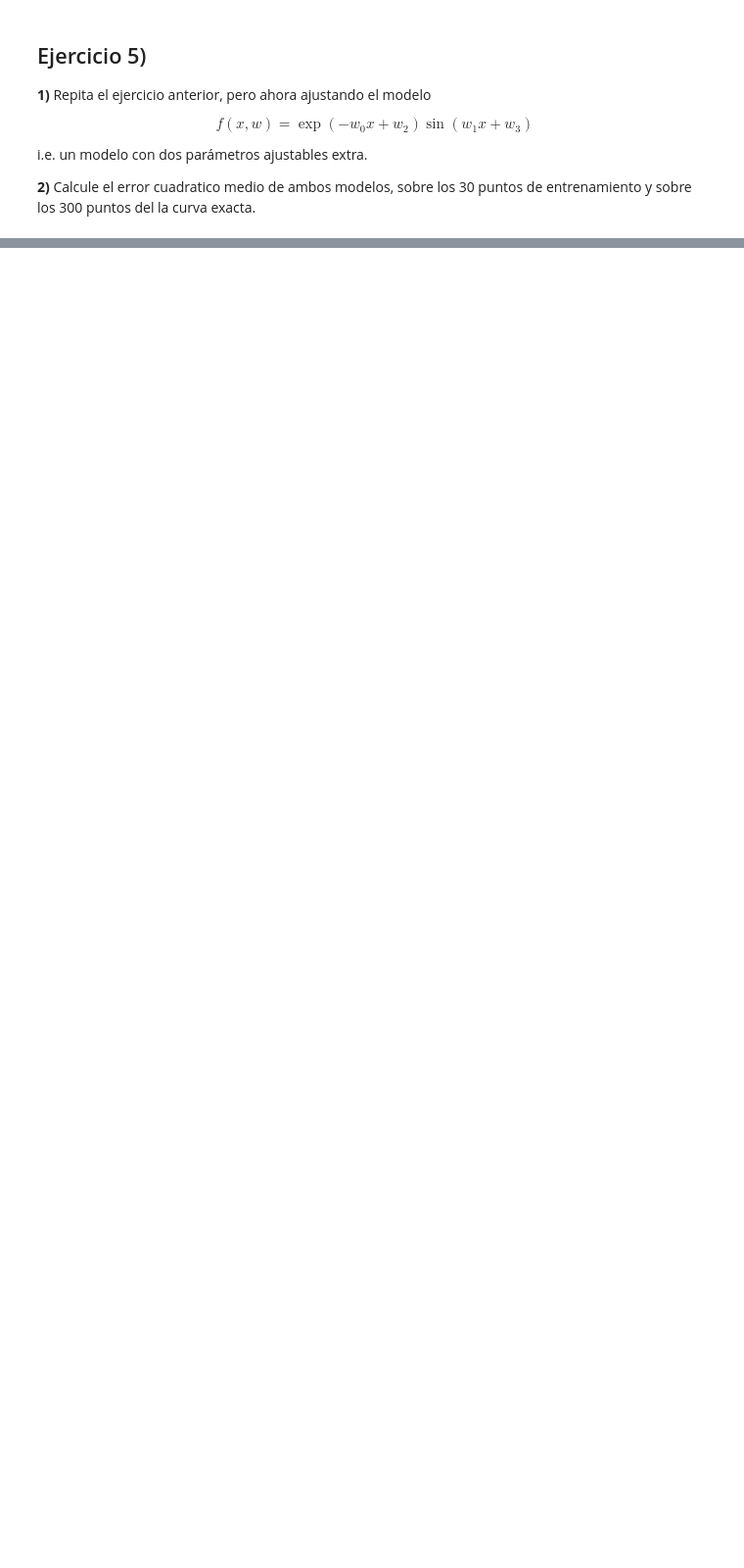
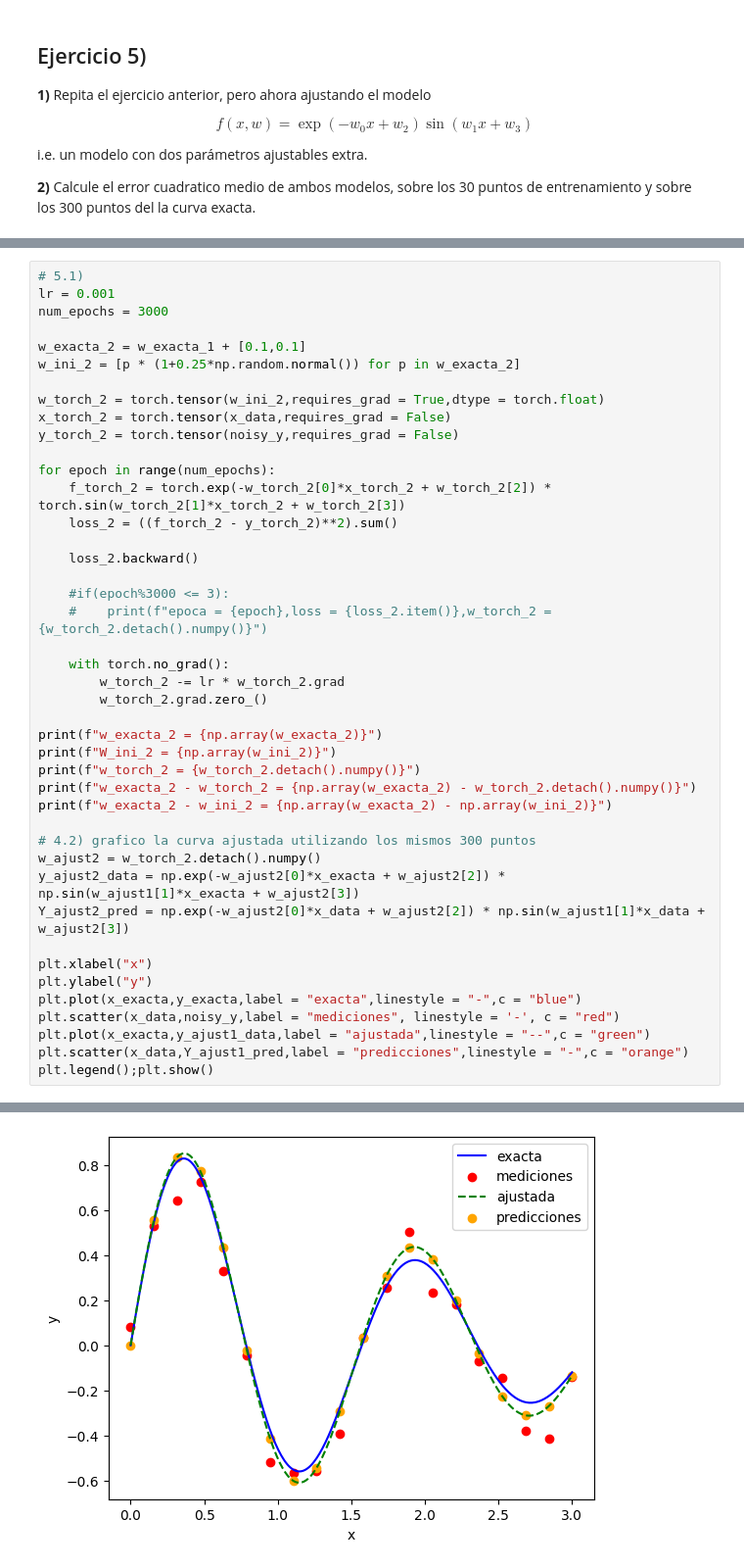
Before and after one commit to Benja2133/Guias-RedesNeuronales, a Jupyter notebook: redes_neuronales_2025_guia_10.ipynb, the cells around one changed output, grey strips where cells are left out. Shown at 98% size. Saved outputs shown, nothing was run; the diff lists cells and outputs as text; blank space fills up the shorter version.

```diff
--- a/redes_neuronales_2025_guia_10.ipynb
+++ b/redes_neuronales_2025_guia_10.ipynb
@@ -162,0 +163,44 @@ i.e. un modelo con dos parámetros ajustables extra.
+# %%
+# 5.1)
+lr = 0.001
+num_epochs = 3000
+
+w_exacta_2 = w_exacta_1 + [0.1,0.1]
+w_ini_2 = [p * (1+0.25*np.random.normal()) for p in w_exacta_2]
+
+w_torch_2 = torch.tensor(w_ini_2,requires_grad = True,dtype = torch.float)
+x_torch_2 = torch.tensor(x_data,requires_grad = False)
+y_torch_2 = torch.tensor(noisy_y,requires_grad = False)
+
+for epoch in range(num_epochs):
+    f_torch_2 = torch.exp(-w_torch_2[0]*x_torch_2 + w_torch_2[2]) * torch.sin(w_torch_2[1]*x_torch_2 + w_torch_2[3])
+    loss_2 = ((f_torch_2 - y_torch_2)**2).sum()
+
+    loss_2.backward()
+
+    #if(epoch%3000 <= 3):
+    #    print(f"epoca = {epoch},loss = {loss_2.item()},w_torch_2 = {w_torch_2.detach().numpy()}")
+
+    with torch.no_grad():
+        w_torch_2 -= lr * w_torch_2.grad
+        w_torch_2.grad.zero_()
+
+print(f"w_exacta_2 = {np.array(w_exacta_2)}")
+print(f"W_ini_2 = {np.array(w_ini_2)}")
+print(f"w_torch_2 = {w_torch_2.detach().numpy()}")
+print(f"w_exacta_2 - w_torch_2 = {np.array(w_exacta_2) - w_torch_2.detach().numpy()}")
+print(f"w_exacta_2 - w_ini_2 = {np.array(w_exacta_2) - np.array(w_ini_2)}")
+
+# 4.2) grafico la curva ajustada utilizando los mismos 300 puntos
+w_ajust2 = w_torch_2.detach().numpy()
+y_ajust2_data = np.exp(-w_ajust2[0]*x_exacta + w_ajust2[2]) * np.sin(w_ajust1[1]*x_exacta + w_ajust2[3])
+Y_ajust2_pred = np.exp(-w_ajust2[0]*x_data + w_ajust2[2]) * np.sin(w_ajust1[1]*x_data + w_ajust2[3])
+
+plt.xlabel("x")
+plt.ylabel("y")
+plt.plot(x_exacta,y_exacta,label = "exacta",linestyle = "-",c = "blue")
+plt.scatter(x_data,noisy_y,label = "mediciones", linestyle = '-', c = "red")
+plt.plot(x_exacta,y_ajust1_data,label = "ajustada",linestyle = "--",c = "green")
+plt.scatter(x_data,Y_ajust1_pred,label = "predicciones",linestyle = "-",c = "orange")
+plt.legend();plt.show()
+# %% [output]
@@ -162,0 +212 @@ i.e. un modelo con dos parámetros ajustables extra.
+[figure, added]
```
Also changed, not shown: parts of 6 cells of this notebook.
